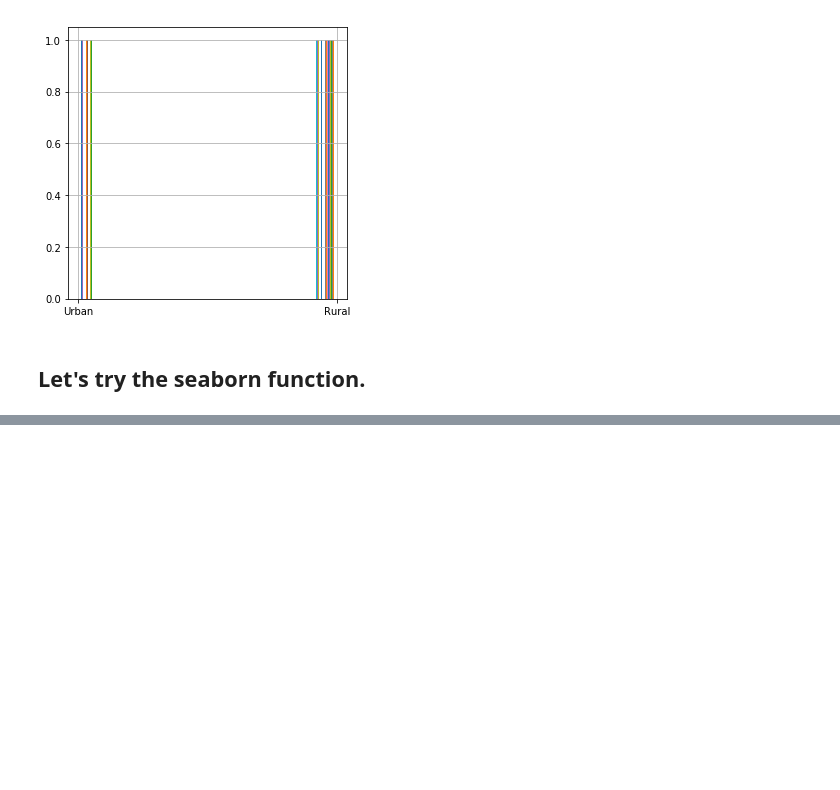
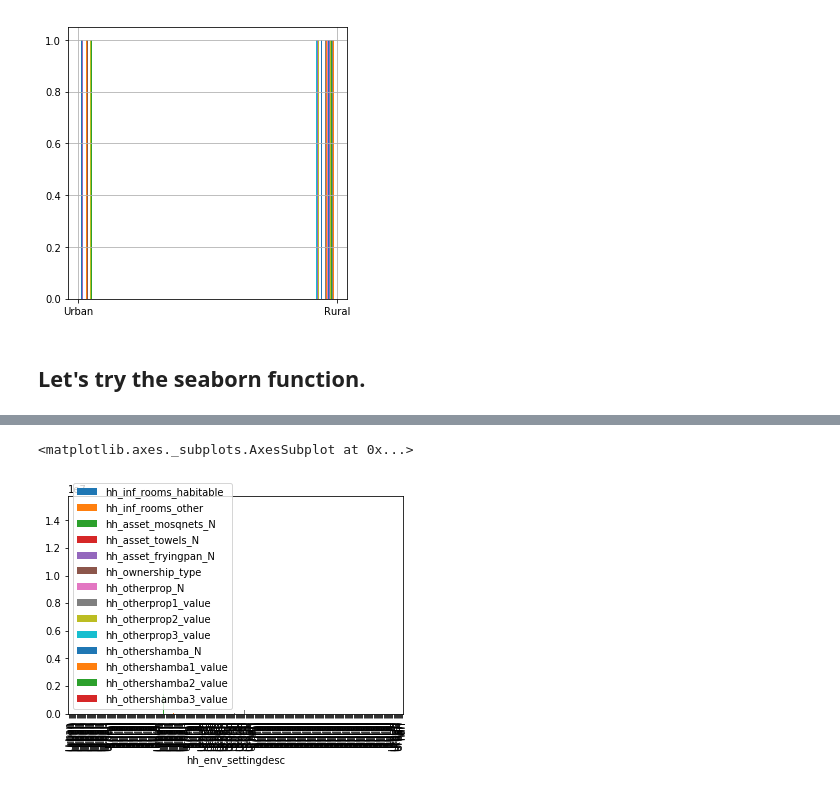
Before and after one commit to julclu/kenya_financial_diaries, a Jupyter notebook: House Ownership.ipynb, the cells around one changed output, grey strips where cells are left out. Saved outputs shown, nothing was run; the diff lists cells and outputs as text; code cells hidden in the pictures; blank space fills up the shorter version.

```diff
--- a/House Ownership.ipynb
+++ b/House Ownership.ipynb
@@ -112,0 +133,5 @@ AttributeError: 'NoneType' object has no attribute 'update'
+# %%
+df.plot(kind="bar",x="hh_env_settingdesc")
+# %% [output]
+<matplotlib.axes._subplots.AxesSubplot at 0x...>
+[figure, added]
```
Also changed, not shown: parts of 4 cells of this notebook.
